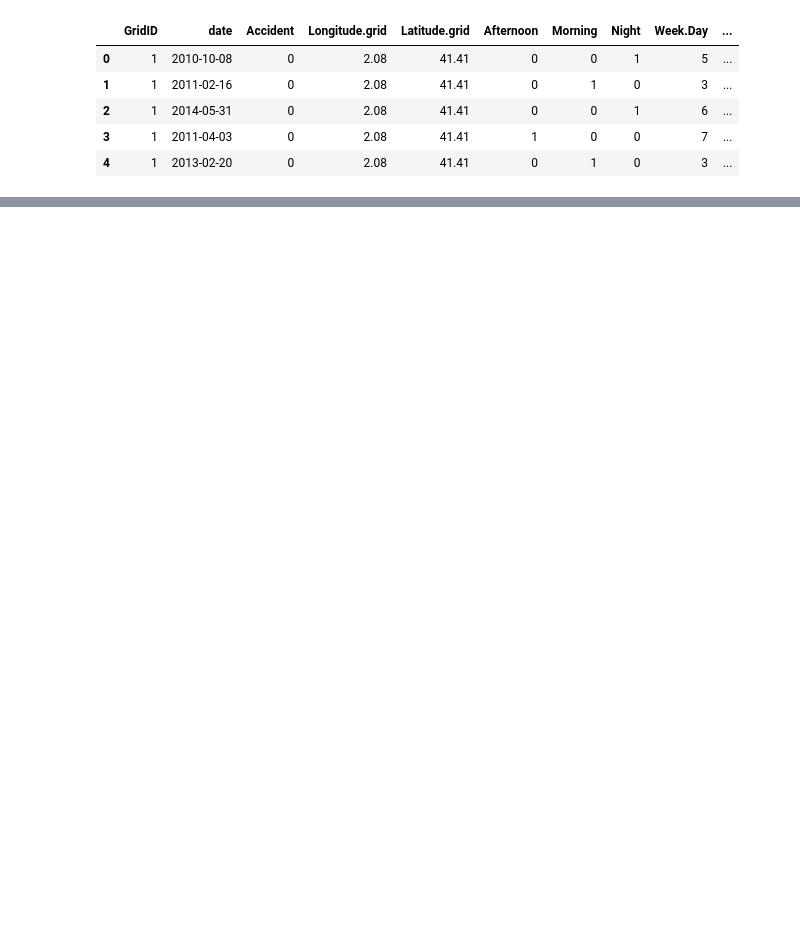
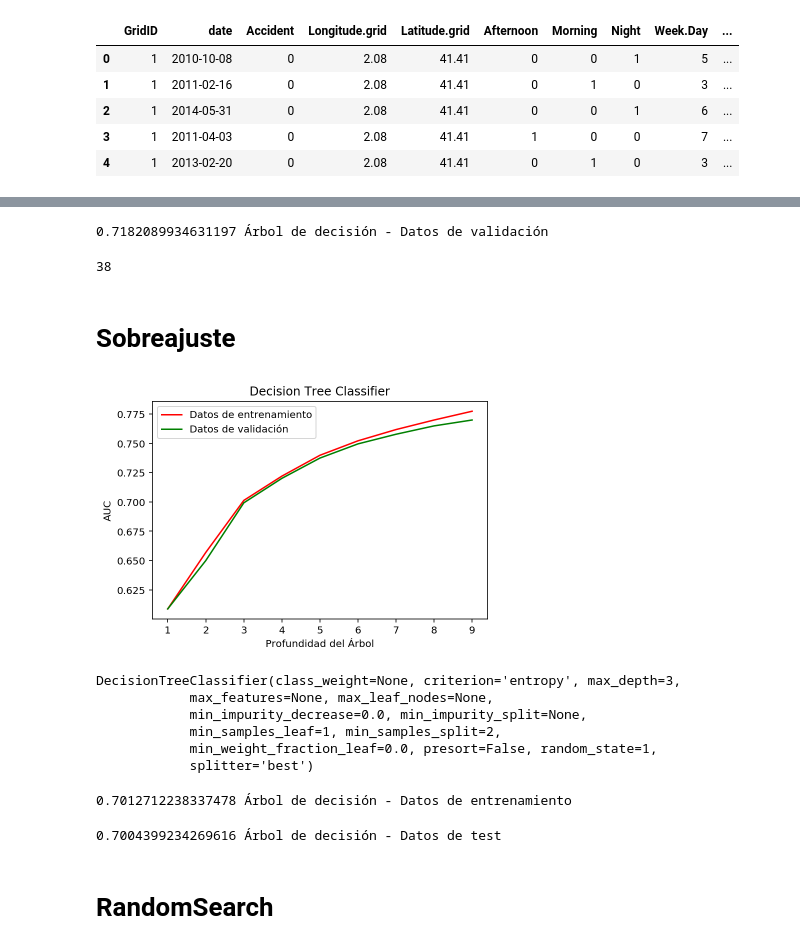
Before and after one commit to jjcarbonell/Accidents-Barcelona, a Jupyter notebook: Practica.ipynb, the cells around one changed output, grey strips where cells are left out. Cells and saved outputs as stored; diff of their text form; code cells hidden in the pictures; blank space fills up the shorter version.

```diff
--- a/Practica.ipynb
+++ b/Practica.ipynb
@@ -136,0 +181,3 @@ Name: Festive, dtype: int64
+# %%
+from sklearn.model_selection import train_test_split
+X_train, X_test, y_train, y_test = train_test_split(X, y, stratify=y, test_size=0.30, random_state=1)
@@ -136,0 +194,5 @@ Name: Festive, dtype: int64
+# %%
+from sklearn.tree import DecisionTreeClassifier
+DTC = DecisionTreeClassifier(criterion='entropy', random_state=1)
+# %%
+DTC.fit(X_train, y_train)
@@ -136,0 +206,2 @@ Name: Festive, dtype: int64
+# %%
+y_train_pred = DTC.predict_proba(X_train)
@@ -136,0 +232,10 @@ Name: Festive, dtype: int64
+# %%
+print(cross_val_score(DTC, X_train, y_train, cv=5, scoring='roc_auc').mean(), "Árbol de decisión - Datos de validación")
+# %% [output]
+0.7182089934631197 Árbol de decisión - Datos de validación
+# %%
+DTC.tree_.max_depth
+# %% [output]
+38
+# %% [markdown]
+# Sobreajuste
@@ -136,0 +247,42 @@ Name: Festive, dtype: int64
+# %%
+train_scores = []
+val_scores = []
+max_deep_list = list(range(1, 10))
+for c in max_deep_list:
+    DTC = DecisionTreeClassifier(max_depth=c, criterion='entropy', random_state=1)
+    DTC.fit(X_train, y_train)
+    y_train_pred = DTC.predict_proba(X_train)
+    train_scores.append(roc_auc_score(y_train, y_train_pred[:, 1]))
+    val_scores.append(cross_val_score(DTC, X_train, y_train, cv=5, scoring='roc_auc').mean())
+
+plt.plot(max_deep_list, train_scores, color='r', label='Datos de entrenamiento')
+plt.plot(max_deep_list, val_scores, color='g', label='Datos de validación')
+plt.title('Decision Tree Classifier')
+plt.legend()
+plt.ylabel('AUC')
+plt.xlabel('Profundidad del Árbol')
+plt.show()
+# %% [output]
+[figure, added]
+# %%
+DTC = DecisionTreeClassifier(max_depth=3, criterion='entropy', random_state=1)
+DTC.fit(X_train, y_train)
+# %% [output]
+DecisionTreeClassifier(class_weight=None, criterion='entropy', max_depth=3,
+            max_features=None, max_leaf_nodes=None,
+            min_impurity_decrease=0.0, min_impurity_split=None,
+            min_samples_leaf=1, min_samples_split=2,
+            min_weight_fraction_leaf=0.0, presort=False, random_state=1,
+            splitter='best')
+# %%
+y_train_pred = DTC.predict_proba(X_train)
+print(roc_auc_score(y_train, y_train_pred[:, 1]), "Árbol de decisión - Datos de entrenamiento")
+# %% [output]
+0.7012712238337478 Árbol de decisión - Datos de entrenamiento
+# %%
+y_test_pred = DTC.predict_proba(X_test)
+print(roc_auc_score(y_test, y_test_pred[:, 1]), "Árbol de decisión - Datos de test")
+# %% [output]
+0.7004399234269616 Árbol de decisión - Datos de test
+# %% [markdown]
+# RandomSearch
```
Also changed, not shown: parts of 69 cells of this notebook.
